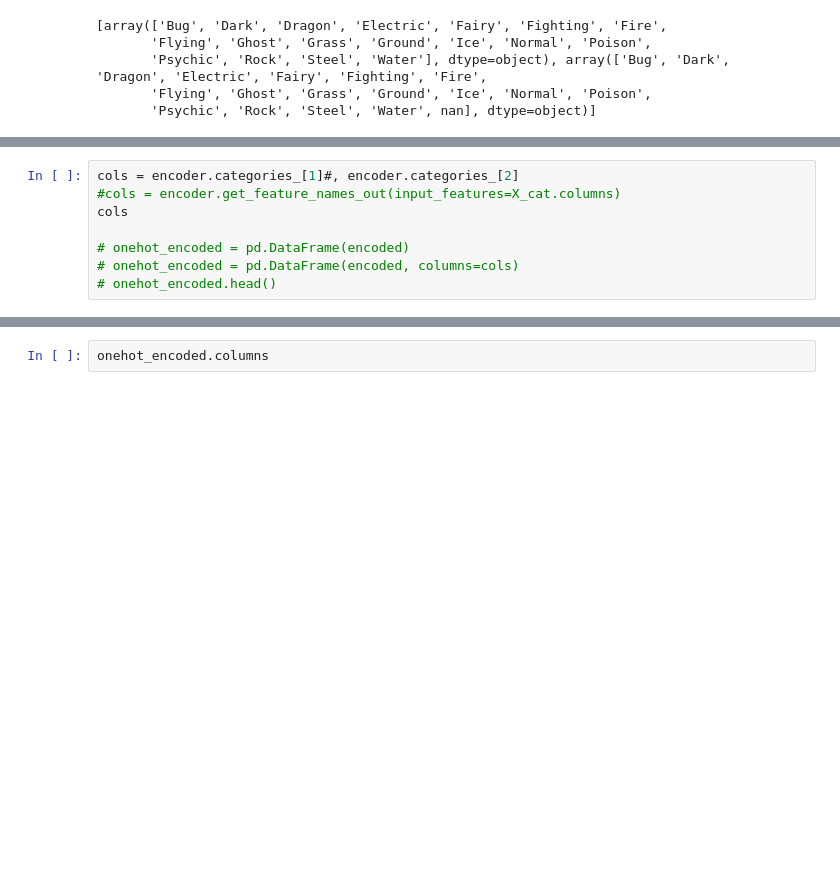
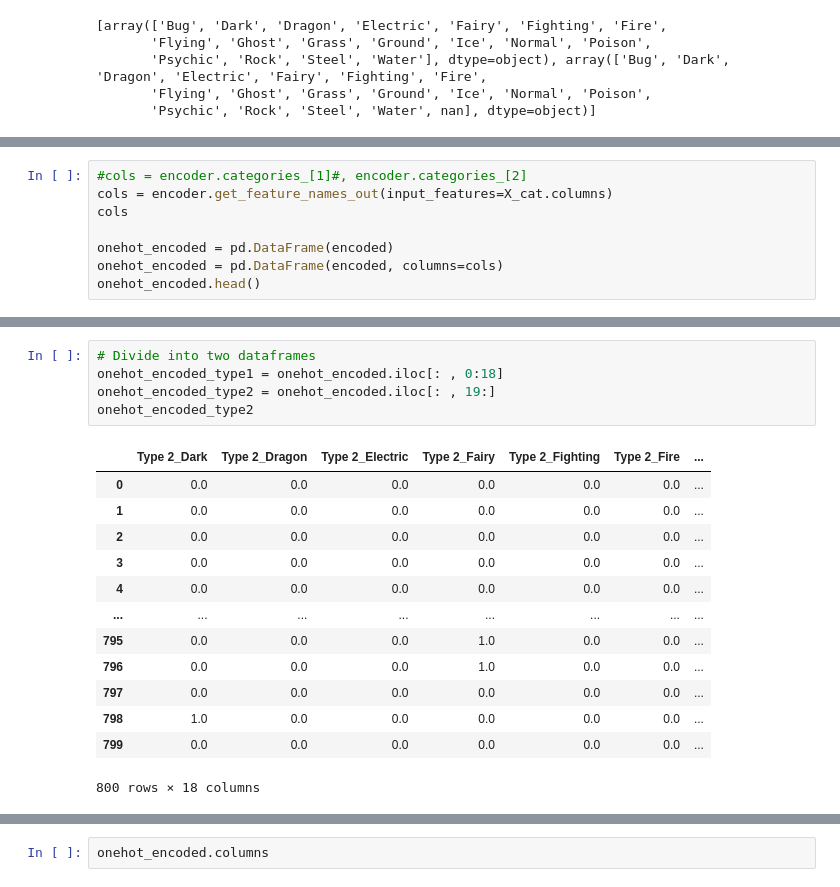
Before and after one commit to jochabo/lab-dataframe-calculations, a Jupyter notebook: your-code/challenge-2.ipynb, the cells around one changed output, grey strips where cells are left out. Saved outputs shown, nothing was run; the diff lists cells and outputs as text; blank space fills up the shorter version.

```diff
--- a/your-code/challenge-2.ipynb
+++ b/your-code/challenge-2.ipynb
@@ -120,9 +131,9 @@ encoded = encoder.transform(X_cat).toarray()
 # %%
-cols = encoder.categories_[1]#, encoder.categories_[2]
-#cols = encoder.get_feature_names_out(input_features=X_cat.columns)
+#cols = encoder.categories_[1]#, encoder.categories_[2]
+cols = encoder.get_feature_names_out(input_features=X_cat.columns)
 cols
 
-# onehot_encoded = pd.DataFrame(encoded)
-# onehot_encoded = pd.DataFrame(encoded, columns=cols)
-# onehot_encoded.head()
+onehot_encoded = pd.DataFrame(encoded)
+onehot_encoded = pd.DataFrame(encoded, columns=cols)
+onehot_encoded.head()
 # %% [output]
@@ -131,0 +147,19 @@ array(['Bug', 'Dark', 'Dragon', 'Electric', 'Fairy', 'Fighting', 'Fire',
+# %%
+# Divide into two dataframes
+onehot_encoded_type1 = onehot_encoded.iloc[: , 0:18]
+onehot_encoded_type2 = onehot_encoded.iloc[: , 19:]
+onehot_encoded_type2
+# %% [output]
+|  | Type 2_Dark | Type 2_Dragon | Type 2_Electric | Type 2_Fairy | Type 2_Fighting | Type 2_Fire | ... |
+| 0 | 0.0 | 0.0 | 0.0 | 0.0 | 0.0 | 0.0 | ... |
+| 1 | 0.0 | 0.0 | 0.0 | 0.0 | 0.0 | 0.0 | ... |
+| 2 | 0.0 | 0.0 | 0.0 | 0.0 | 0.0 | 0.0 | ... |
+| 3 | 0.0 | 0.0 | 0.0 | 0.0 | 0.0 | 0.0 | ... |
+| 4 | 0.0 | 0.0 | 0.0 | 0.0 | 0.0 | 0.0 | ... |
+| ... | ... | ... | ... | ... | ... | ... | ... |
+| 795 | 0.0 | 0.0 | 0.0 | 1.0 | 0.0 | 0.0 | ... |
+| 796 | 0.0 | 0.0 | 0.0 | 1.0 | 0.0 | 0.0 | ... |
+| 797 | 0.0 | 0.0 | 0.0 | 0.0 | 0.0 | 0.0 | ... |
+| 798 | 1.0 | 0.0 | 0.0 | 0.0 | 0.0 | 0.0 | ... |
+| 799 | 0.0 | 0.0 | 0.0 | 0.0 | 0.0 | 0.0 | ... |
+800 rows × 18 columns
```
Also changed, not shown: parts of 4 cells of this notebook.
